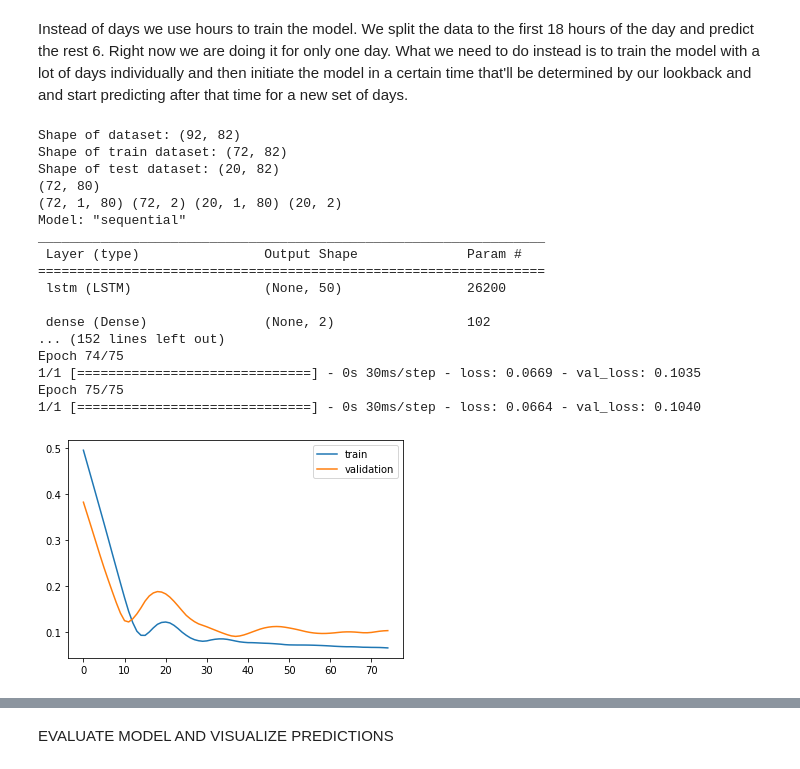
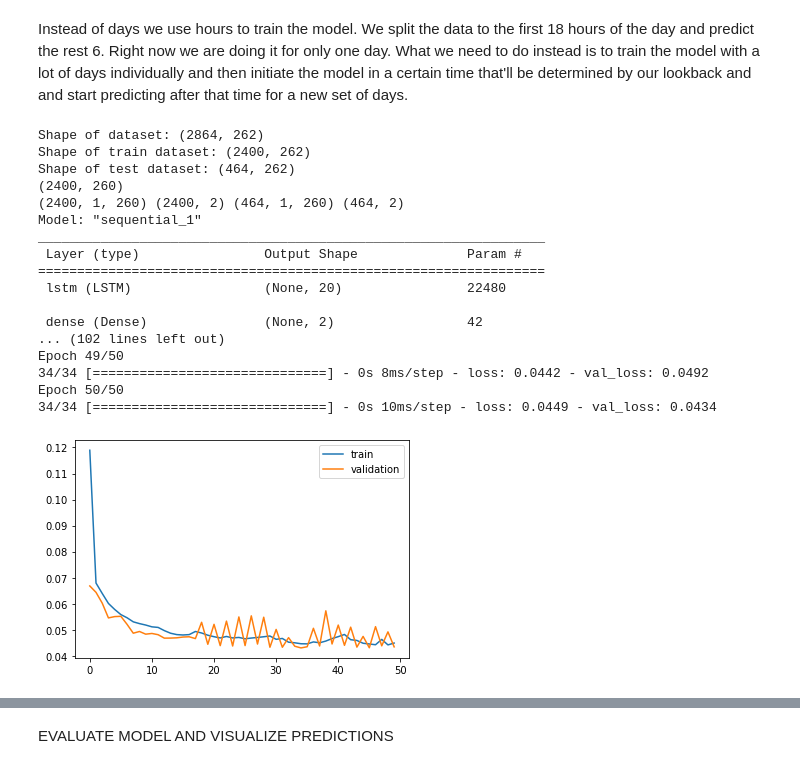
Before and after one commit to junzis/atdelay, a Jupyter notebook: LSTM_model.ipynb, the cells around one changed output, grey strips where cells are left out. Cells and saved outputs as stored; diff of their text form; code cells hidden in the pictures.

Commit message:
lstm 11/01/2022

```diff
--- a/LSTM_model.ipynb
+++ b/LSTM_model.ipynb
@@ -75,9 +77,9 @@ def series_to_supervised(data, n_in=1, n_out=1, dropnan=True):
 
 # Generate single airport data and move target labels to the last 2 columns
 
-dataset = generateNNdata("EGLL", timeslotLength=15, catagoricalFlightDuration=False, start=datetime(2019, 3, 1), end=datetime(2019, 3, 1))
+dataset = generateNNdata("EGLL", timeslotLength=15, catagoricalFlightDuration=False, start=datetime(2018, 3, 1), end=datetime(2018, 3, 31), forceRegenerateData=True)
 dataset = dataset.set_index("timeslot")
-
+display(dataset)
 
 dataset.drop(columns=['departuresArrivalDelay','arrivalsDepartureDelay'])
 
@@ -92,7 +94,7 @@ display(dataset)
 # Use a certain number of months/days of Data
 
 number_of_months = 1
-number_of_days = 1
+number_of_days = 30
 index_slice = number_of_days * 4 * 24
 dataset = dataset.iloc[0:index_slice]
 
@@ -114,8 +116,8 @@ scaled = scaler.fit_transform(values)
 
 # frame as supervised learning
 
-number_of_past_steps = 1
-number_of_future_steps = 4
+number_of_past_steps = 12
+number_of_future_steps = 2
 reframed = series_to_supervised(scaled, n_in=number_of_past_steps, n_out=number_of_future_steps)
 
 # drop columns we don't want to predict
@@ -181,7 +253,7 @@ Instead of days we use hours to train the model. We split the data to the first
 # %%
 values = reframed.values
 # number_of_days_to_train = 20
-number_of_hours_to_train = 18
+number_of_hours_to_train = 600
 number_of_timeslots_in_one_hour = 4 # 4 for 15 minute intervals, 1 for 1 hour intervals
 train_index = number_of_hours_to_train * number_of_timeslots_in_one_hour
 
@@ -205,46 +277,47 @@ print(train_X.shape)
 
 # reshape input to be 3D [samples, timesteps, features]
 
 train_X = train_X.reshape((train_X.shape[0], -1, train_X.shape[1]))
 test_X = test_X.reshape((test_X.shape[0], -1, test_X.shape[1]))
 #val_X = val_X.reshape((val_X.shape[0], number_of_time_steps, val_X.shape[1]))
 print(train_X.shape, train_y.shape, test_X.shape, test_y.shape) #val_X.shape, val_y.shape)
 
 
 # design network
 
 model = Sequential()
-model.add(LSTM(50, input_shape=(train_X.shape[1], train_X.shape[2])))
+
+model.add(LSTM(20, input_shape=(train_X.shape[1], train_X.shape[2])))
 model.add(Dense(2))
 model.compile(loss='mae', optimizer='adam')
 model.summary()
 
 # fit network
 
-history = model.fit(train_X, train_y, epochs=75, batch_size=72, validation_data = (test_X, test_y), verbose=1, shuffle=False) #validation_data=(val_X, val_y),
+history = model.fit(train_X, train_y, epochs=50, batch_size=72, validation_data = (test_X, test_y), verbose=1, shuffle=False) #validation_data=(val_X, val_y),
 
 # plot history
 
 pyplot.plot(history.history['loss'], label='train')
 pyplot.plot(history.history['val_loss'], label='validation')
 pyplot.legend()
 pyplot.show()
 # %% [output]
-Shape of dataset: (92, 82)
-Shape of train dataset: (72, 82)
-Shape of test dataset: (20, 82)
-(72, 80)
-(72, 1, 80) (72, 2) (20, 1, 80) (20, 2)
-Model: "sequential"
+Shape of dataset: (2864, 262)
+Shape of train dataset: (2400, 262)
+Shape of test dataset: (464, 262)
+(2400, 260)
+(2400, 1, 260) (2400, 2) (464, 1, 260) (464, 2)
+Model: "sequential_1"
 _________________________________________________________________
  Layer (type)                Output Shape              Param #
 =================================================================
- lstm (LSTM)                 (None, 50)                26200
+ lstm (LSTM)                 (None, 20)                22480
 
- dense (Dense)               (None, 2)                 102
-... (152 lines left out)
-Epoch 74/75
-1/1 [==============================] - 0s 30ms/step - loss: 0.0669 - val_loss: 0.1035
-Epoch 75/75
-1/1 [==============================] - 0s 30ms/step - loss: 0.0664 - val_loss: 0.1040
+ dense (Dense)               (None, 2)                 42
+... (102 lines left out)
+Epoch 49/50
+34/34 [==============================] - 0s 8ms/step - loss: 0.0442 - val_loss: 0.0492
+Epoch 50/50
+34/34 [==============================] - 0s 10ms/step - loss: 0.0449 - val_loss: 0.0434
-[figure, old version]
+[figure, new version]
```
Also changed, not shown: parts of 11 cells of this notebook, 1 other file.
